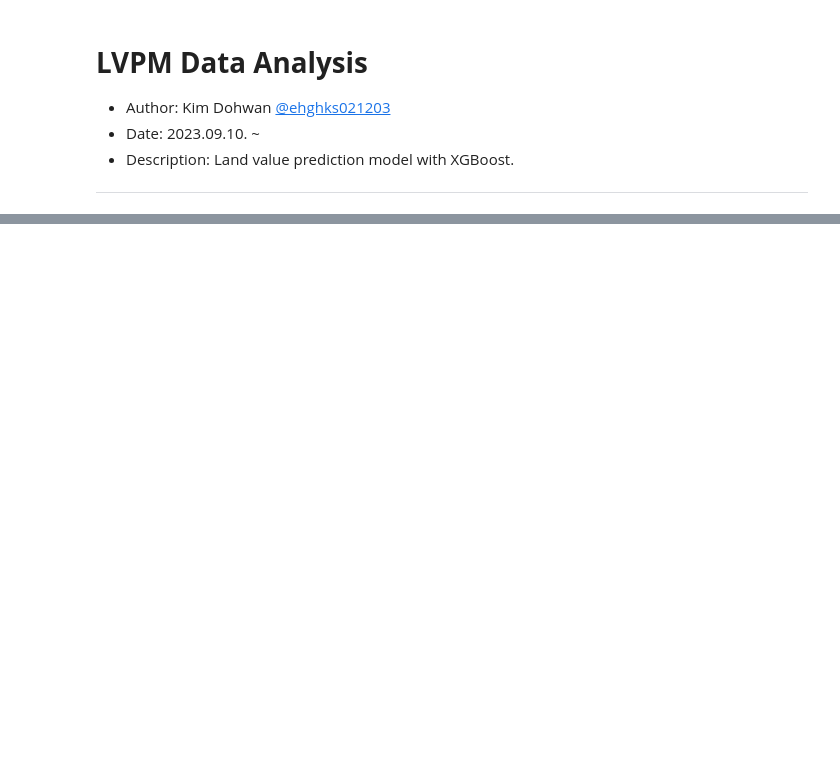
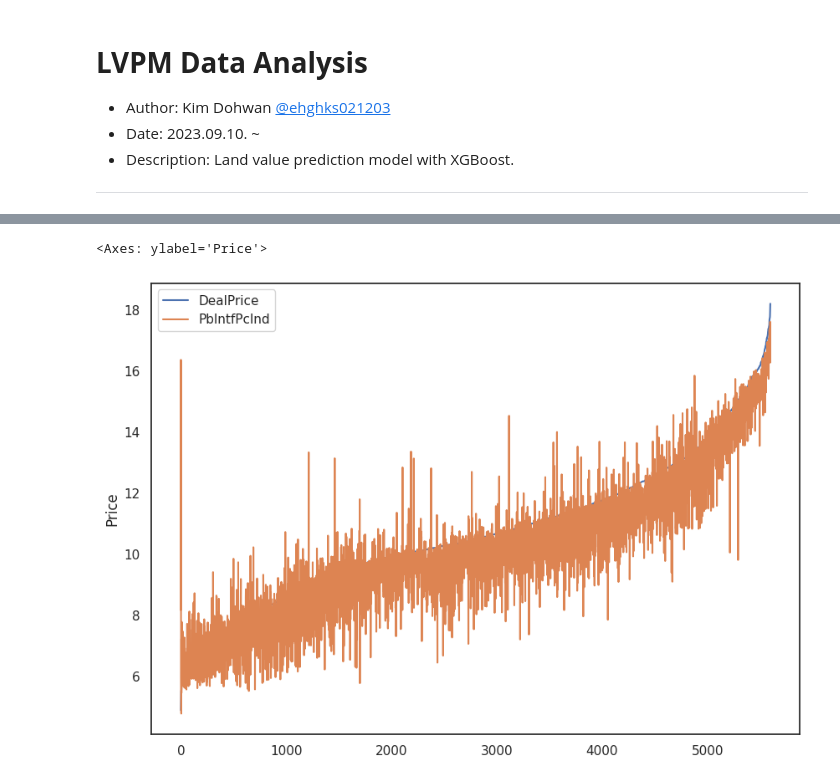
Before and after one commit to ehghks021203/LandValuePredictionModel, a Jupyter notebook: Notebooks/data_analysis.ipynb, the cells around one changed output, grey strips where cells are left out. Drawn from its saved outputs; the diff is of its cells as text; code cells hidden in the pictures; blank space fills up the shorter version.

```diff
--- a/Notebooks/data_analysis.ipynb
+++ b/Notebooks/data_analysis.ipynb
@@ -67,0 +95,10 @@ for var in numerical:
+# %%
+df_price = df[["Price", "PblntfPclnd"]]
+df_price = df_price.sort_values("Price").reset_index(drop=True)
+
+plt.subplots(figsize=(10, 7))
+sns.lineplot(np.log1p(df_price["Price"]), label="DealPrice")
+sns.lineplot(np.log1p(df_price["PblntfPclnd"]), label="PblntfPclnd")
+# %% [output]
+<Axes: ylabel='Price'>
+[figure, added]
```
Also changed, not shown: parts of 11 cells of this notebook, 18 other files.
